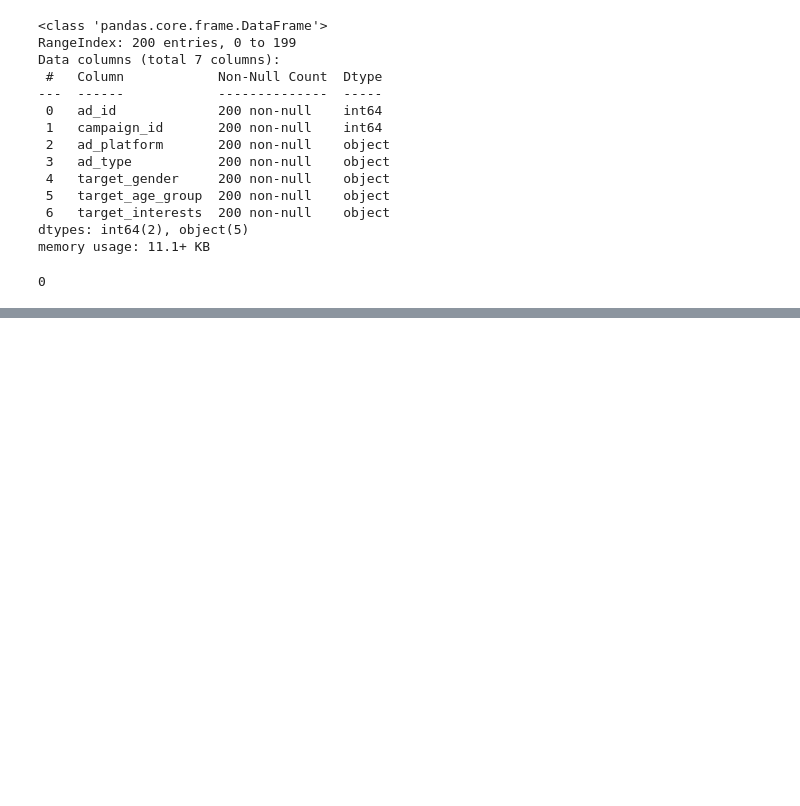
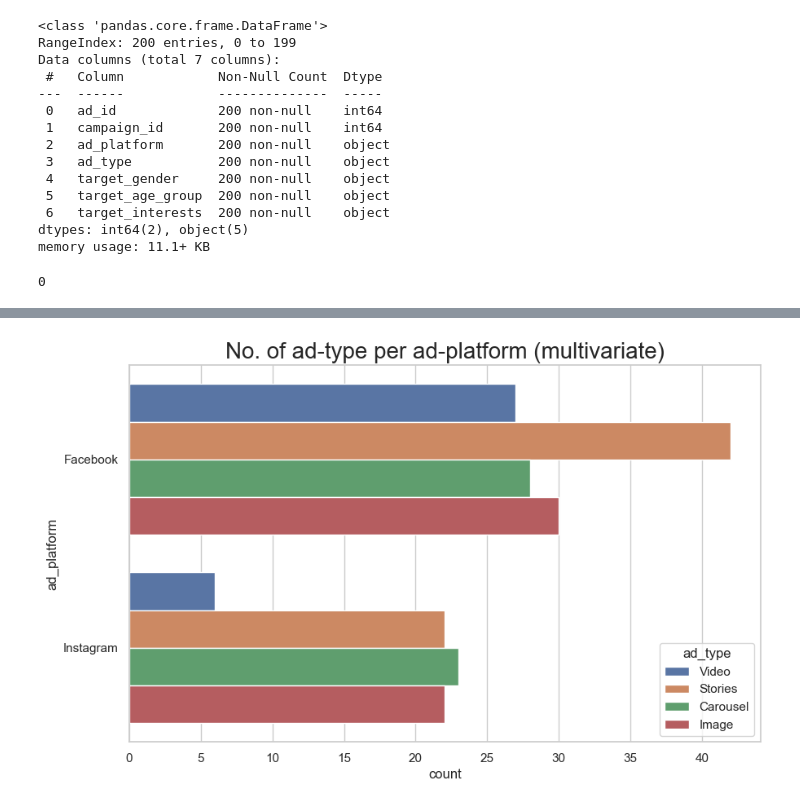
Before and after one commit to yellow-bananas-are-sweet/social-media-advertisement, a Jupyter notebook: analysis.ipynb, the cells around one changed output, grey strips where cells are left out. Cells and saved outputs as stored; diff of their text form; code cells hidden in the pictures; blank space fills up the shorter version.

```diff
--- a/analysis.ipynb
+++ b/analysis.ipynb
@@ -83,0 +84,8 @@ plt.show()
+# %%
+plt.figure(figsize=(10,6))
+sea.set(style=('whitegrid'))
+gph = sea.countplot(data=d, y='ad_platform', hue='ad_type')
+gph.set_title("No. of ad-type per ad-platform (multivariate)", fontsize=20)
+plt.show()
+# %% [output]
+[figure, added]
```
Also changed, not shown: parts of 8 cells of this notebook.
